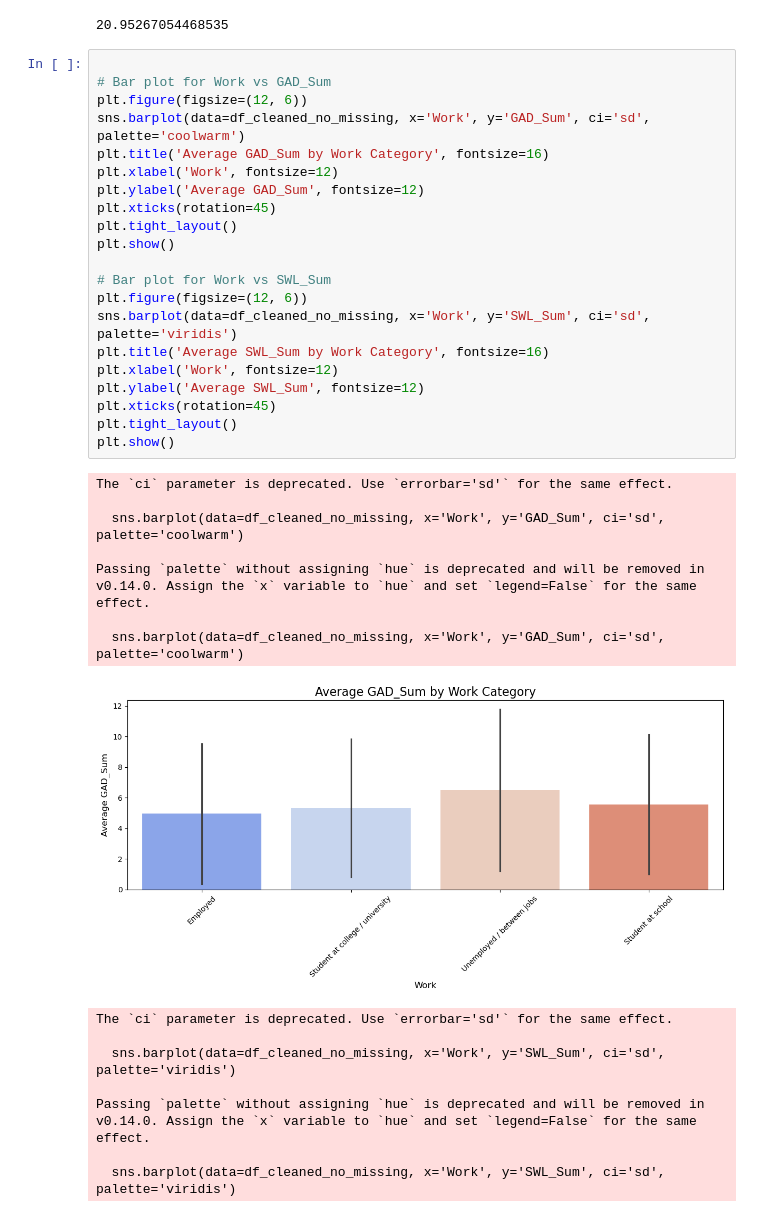
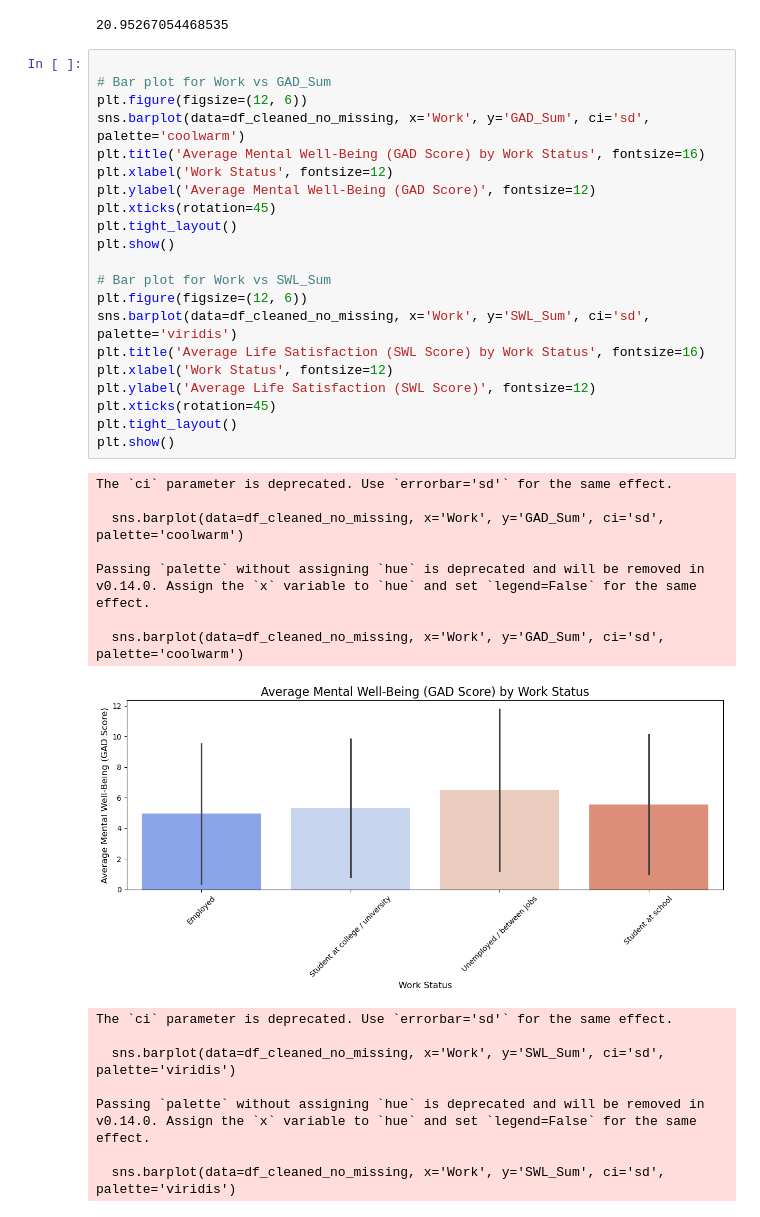
Before and after one commit to lauraleecallahan/Project-1, a Jupyter notebook: Untitled-1.ipynb, the cells around one changed output. Drawn from its saved outputs; the diff is of its cells as text.

```diff
--- a/Untitled-1.ipynb
+++ b/Untitled-1.ipynb
@@ -280,33 +277,33 @@ df_cleaned_no_missing["Age"].mean()
 # %%
 
 # Bar plot for Work vs GAD_Sum
 plt.figure(figsize=(12, 6))
 sns.barplot(data=df_cleaned_no_missing, x='Work', y='GAD_Sum', ci='sd', palette='coolwarm')
-plt.title('Average GAD_Sum by Work Category', fontsize=16)
-plt.xlabel('Work', fontsize=12)
-plt.ylabel('Average GAD_Sum', fontsize=12)
+plt.title('Average Mental Well-Being (GAD Score) by Work Status', fontsize=16)
+plt.xlabel('Work Status', fontsize=12)
+plt.ylabel('Average Mental Well-Being (GAD Score)', fontsize=12)
 plt.xticks(rotation=45)
 plt.tight_layout()
 plt.show()
 
 # Bar plot for Work vs SWL_Sum
 plt.figure(figsize=(12, 6))
 sns.barplot(data=df_cleaned_no_missing, x='Work', y='SWL_Sum', ci='sd', palette='viridis')
-plt.title('Average SWL_Sum by Work Category', fontsize=16)
-plt.xlabel('Work', fontsize=12)
-plt.ylabel('Average SWL_Sum', fontsize=12)
+plt.title('Average Life Satisfaction (SWL Score) by Work Status', fontsize=16)
+plt.xlabel('Work Status', fontsize=12)
+plt.ylabel('Average Life Satisfaction (SWL Score)', fontsize=12)
 plt.xticks(rotation=45)
 plt.tight_layout()
 plt.show()
 # %% [output]
 The `ci` parameter is deprecated. Use `errorbar='sd'` for the same effect.
 
   sns.barplot(data=df_cleaned_no_missing, x='Work', y='GAD_Sum', ci='sd', palette='coolwarm')
 
 Passing `palette` without assigning `hue` is deprecated and will be removed in v0.14.0. Assign the `x` variable to `hue` and set `legend=False` for the same effect.
 
   sns.barplot(data=df_cleaned_no_missing, x='Work', y='GAD_Sum', ci='sd', palette='coolwarm')
-[figure, old version]
+[figure, new version]
 The `ci` parameter is deprecated. Use `errorbar='sd'` for the same effect.
 
   sns.barplot(data=df_cleaned_no_missing, x='Work', y='SWL_Sum', ci='sd', palette='viridis')
```
Also changed, not shown: parts of 12 cells of this notebook.
